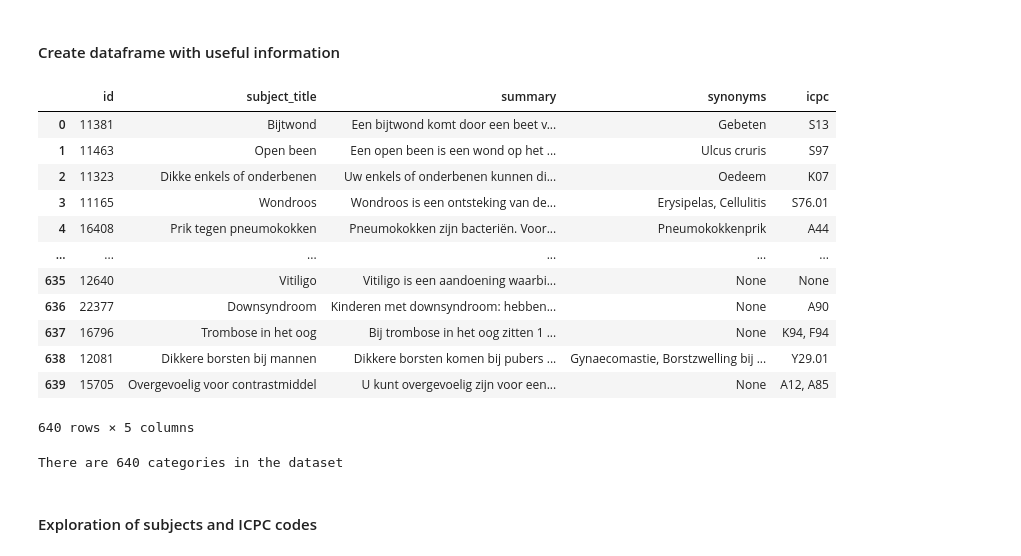
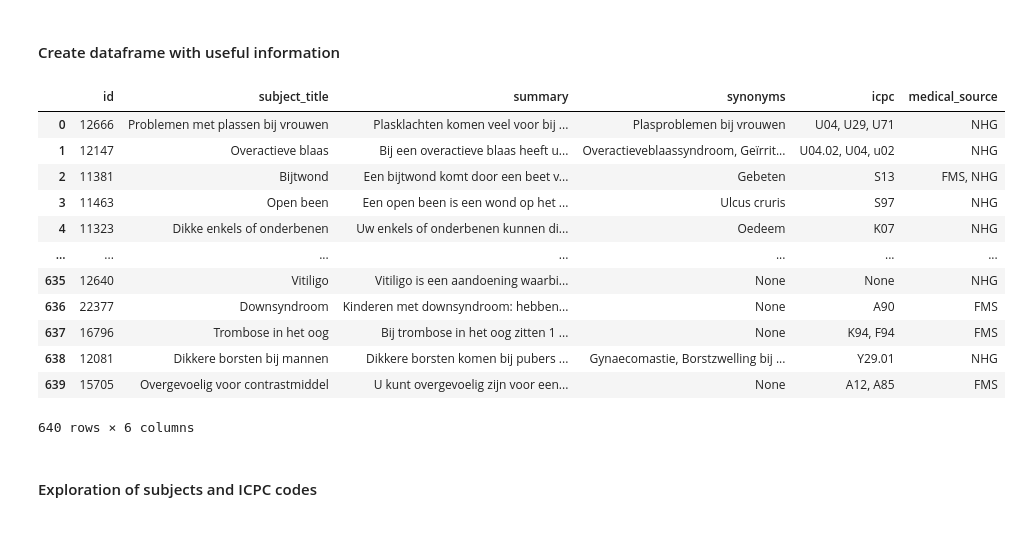
Before and after one commit to myrtekuipers/Thesis, a Jupyter notebook: subjects_start.ipynb, the cells around one changed output. Saved outputs shown, nothing was run; the diff lists cells and outputs as text; code cells hidden in the pictures.

```diff
--- a/subjects_start.ipynb
+++ b/subjects_start.ipynb
@@ -10,6 +10,3 @@ with open('data/all_subjects.json') as f:
 print(f'There are {len(subjects)} subjects in the dataset')
 # %% [output]
 There are 640 subjects in the dataset
-# %%
-for subject in subjects:
-    for category in subject['content']
@@ -21,55 +38,56 @@ data = {
     'subject_title': [],
     'summary': [],
     'synonyms': [],
-    'icpc': []
+    'icpc': [],
+    'medical_source': []
 }
 
 for subject in subjects:
     data['id'].append(subject['id']) #extract the id
     data['subject_title'].append(subject['title']) #extract the title of the subject
     data['summary'].append(subject['summary']) #extract the text of the subject
     synonyms = subject['synonyms'] #extract the synonyms of the subject
     if synonyms:
         data['synonyms'].append(', '.join(synonyms))
     else:
         data['synonyms'].append(None)
     icpc_codes = subject['codes']['icpc'] #extract the icpc code of the subject
     if icpc_codes:
         data['icpc'].append(', '.join(icpc_codes))
     else:
         data['icpc'].append(None)  # if there is no icpc code, give None
+    medical_sources = subject['codes']['medical_source'] #extract the medical source of the subject
+    if medical_sources:
+        data['medical_source'].append(', '.join(medical_sources))
+    else:
+        data['medical_source'].append(None)  # if there is no medical source, give None
 
 df = pd.DataFrame(data)
 
 #clean the text in summary
 html_pattern = re.compile(r'<[^>]+>')
 escape_pattern = re.compile(r'\\u[0-9a-fA-F]{4}')
 newline_pattern = re.compile(r'(\n|\t|\xa0|\u202f)')
 
 clean_text = [newline_pattern.sub(' ', escape_pattern.sub(' ', html_pattern.sub(' ', item))) for item in df['summary']]
 
 df['summary'] = [item.strip() for item in clean_text]
 
 df
 # %% [output]
-|  | id | subject_title | summary | synonyms | icpc |
-| 0 | 11381 | Bijtwond | Een bijtwond komt door een beet v... | Gebeten | S13 |
-| 1 | 11463 | Open been | Een open been is een wond op het ... | Ulcus cruris | S97 |
-| 2 | 11323 | Dikke enkels of onderbenen | Uw enkels of onderbenen kunnen di... | Oedeem | K07 |
-| 3 | 11165 | Wondroos | Wondroos is een ontsteking van de... | Erysipelas, Cellulitis | S76.01 |
-| 4 | 16408 | Prik tegen pneumokokken | Pneumokokken zijn bacteriën. Voor... | Pneumokokkenprik | A44 |
-| ... | ... | ... | ... | ... | ... |
-| 635 | 12640 | Vitiligo | Vitiligo is een aandoening waarbi... | None | None |
-| 636 | 22377 | Downsyndroom | Kinderen met downsyndroom: hebben... | None | A90 |
-| 637 | 16796 | Trombose in het oog | Bij trombose in het oog zitten 1 ... | None | K94, F94 |
-| 638 | 12081 | Dikkere borsten bij mannen | Dikkere borsten komen bij pubers ... | Gynaecomastie, Borstzwelling bij ... | Y29.01 |
-| 639 | 15705 | Overgevoelig voor contrastmiddel | U kunt overgevoelig zijn voor een... | None | A12, A85 |
+|  | id | subject_title | summary | synonyms | icpc | medical_source |
+| 0 | 12666 | Problemen met plassen bij vrouwen | Plasklachten komen veel voor bij ... | Plasproblemen bij vrouwen | U04, U29, U71 | NHG |
+| 1 | 12147 | Overactieve blaas | Bij een overactieve blaas heeft u... | Overactieveblaassyndroom, Geïrrit... | U04.02, U04, u02 | NHG |
+| 2 | 11381 | Bijtwond | Een bijtwond komt door een beet v... | Gebeten | S13 | FMS, NHG |
+| 3 | 11463 | Open been | Een open been is een wond op het ... | Ulcus cruris | S97 | NHG |
+| 4 | 11323 | Dikke enkels of onderbenen | Uw enkels of onderbenen kunnen di... | Oedeem | K07 | NHG |
+| ... | ... | ... | ... | ... | ... | ... |
+| 635 | 12640 | Vitiligo | Vitiligo is een aandoening waarbi... | None | None | NHG |
+| 636 | 22377 | Downsyndroom | Kinderen met downsyndroom: hebben... | None | A90 | FMS |
+| 637 | 16796 | Trombose in het oog | Bij trombose in het oog zitten 1 ... | None | K94, F94 | FMS |
+| 638 | 12081 | Dikkere borsten bij mannen | Dikkere borsten komen bij pubers ... | Gynaecomastie, Borstzwelling bij ... | Y29.01 | NHG |
+| 639 | 15705 | Overgevoelig voor contrastmiddel | U kunt overgevoelig zijn voor een... | None | A12, A85 | FMS |
-640 rows × 5 columns
+640 rows × 6 columns
-# %%
-#give me the number of categories
-print(f'There are {len(df)} categories in the dataset')
-# %% [output]
-There are 640 categories in the dataset
 # %% [markdown]
 #### Exploration of subjects and ICPC codes
 # %%
```
Also changed, not shown: parts of 8 cells of this notebook, 1 other file.
